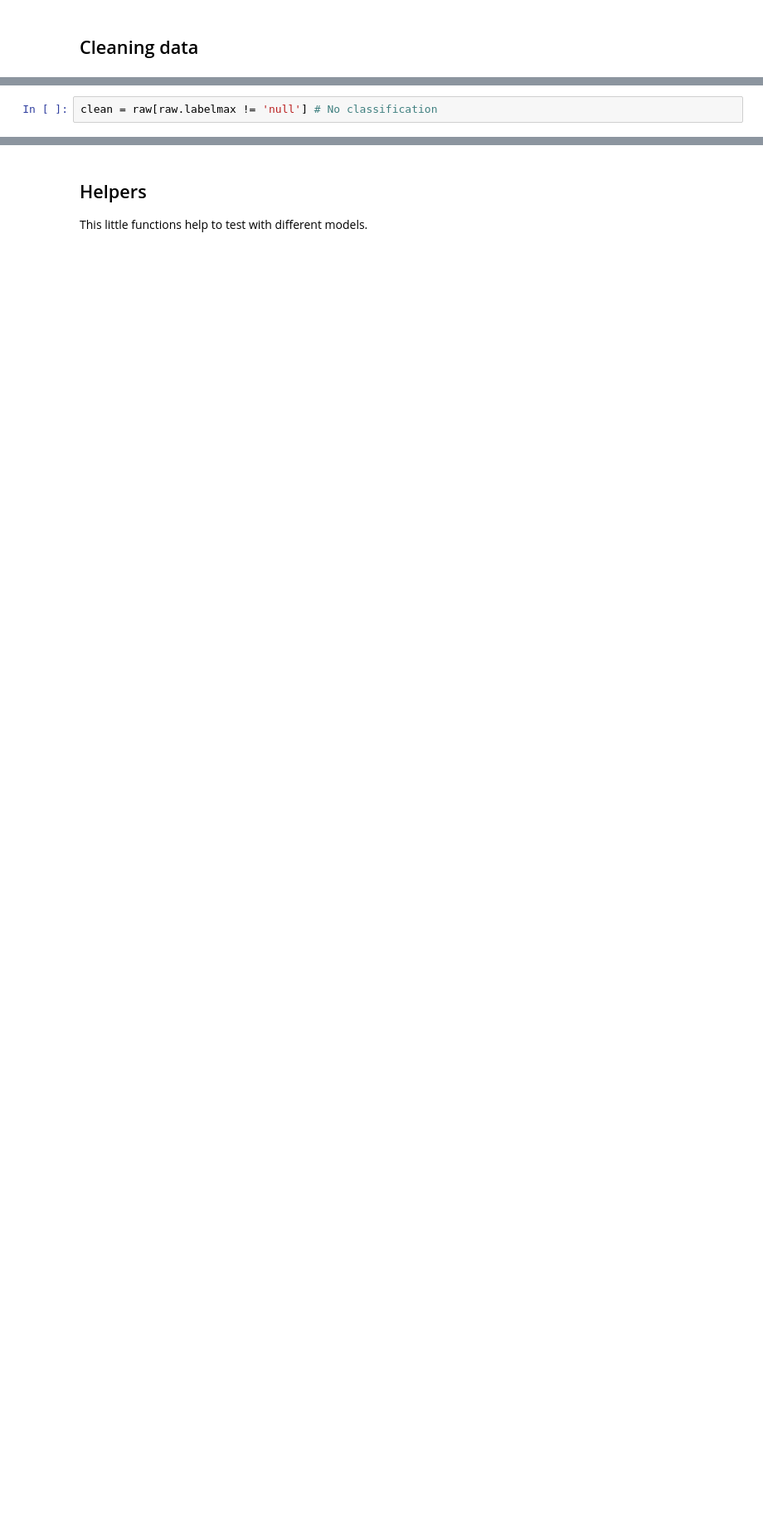
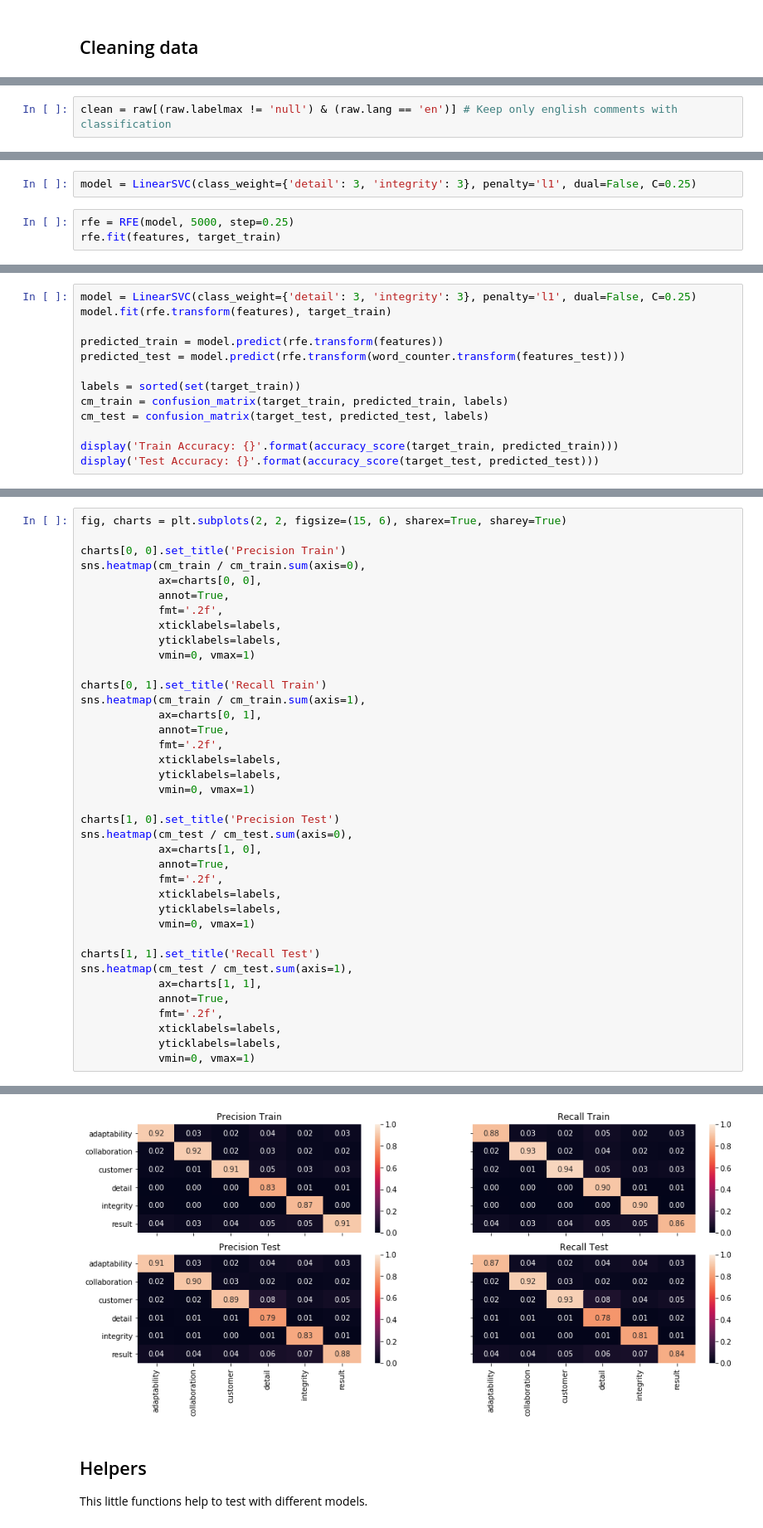
Before and after one commit to ruliana/datascience-challenge, a Jupyter notebook: main.ipynb, the cells around one changed output, grey strips where cells are left out. Shown at 83% size. Cells and saved outputs as stored; diff of their text form; blank space fills up the shorter version.

```diff
--- a/main.ipynb
+++ b/main.ipynb
@@ -95,2 +117,2 @@ Name: labelmax, dtype: int64
 # %%
-clean = raw[raw.labelmax != 'null'] # No classification
+clean = raw[(raw.labelmax != 'null') & (raw.lang == 'en')] # Keep only english comments with classification
@@ -109,0 +148,5 @@ def stemmed_words(doc):
+# %%
+model = LinearSVC(class_weight={'detail': 3, 'integrity': 3}, penalty='l1', dual=False, C=0.25)
+# %%
+rfe = RFE(model, 5000, step=0.25)
+rfe.fit(features, target_train)
@@ -109,0 +163,13 @@ def stemmed_words(doc):
+# %%
+model = LinearSVC(class_weight={'detail': 3, 'integrity': 3}, penalty='l1', dual=False, C=0.25)
+model.fit(rfe.transform(features), target_train)
+
+predicted_train = model.predict(rfe.transform(features))
+predicted_test = model.predict(rfe.transform(word_counter.transform(features_test)))
+
+labels = sorted(set(target_train))
+cm_train = confusion_matrix(target_train, predicted_train, labels)
+cm_test = confusion_matrix(target_test, predicted_test, labels)
+
+display('Train Accuracy: {}'.format(accuracy_score(target_train, predicted_train)))
+display('Test Accuracy: {}'.format(accuracy_score(target_test, predicted_test)))
@@ -109,0 +179,39 @@ def stemmed_words(doc):
+# %%
+fig, charts = plt.subplots(2, 2, figsize=(15, 6), sharex=True, sharey=True)
+
+charts[0, 0].set_title('Precision Train')
+sns.heatmap(cm_train / cm_train.sum(axis=0),
+            ax=charts[0, 0],
+            annot=True,
+            fmt='.2f',
+            xticklabels=labels,
+            yticklabels=labels,
+            vmin=0, vmax=1)
+
+charts[0, 1].set_title('Recall Train')
+sns.heatmap(cm_train / cm_train.sum(axis=1),
+            ax=charts[0, 1],
+            annot=True,
+            fmt='.2f',
+            xticklabels=labels,
+            yticklabels=labels,
+            vmin=0, vmax=1)
+
+charts[1, 0].set_title('Precision Test')
+sns.heatmap(cm_test / cm_test.sum(axis=0),
+            ax=charts[1, 0],
+            annot=True,
+            fmt='.2f',
+            xticklabels=labels,
+            yticklabels=labels,
+            vmin=0, vmax=1)
+
+charts[1, 1].set_title('Recall Test')
+sns.heatmap(cm_test / cm_test.sum(axis=1),
+            ax=charts[1, 1],
+            annot=True,
+            fmt='.2f',
+            xticklabels=labels,
+            yticklabels=labels,
+            vmin=0, vmax=1)
+# %% [output]
@@ -110,3 +219,4 @@ def stemmed_words(doc):
+[figure, added]
 # %% [markdown]
 ## Helpers
 
```
Also changed, not shown: parts of 32 cells of this notebook, 2 other files.
